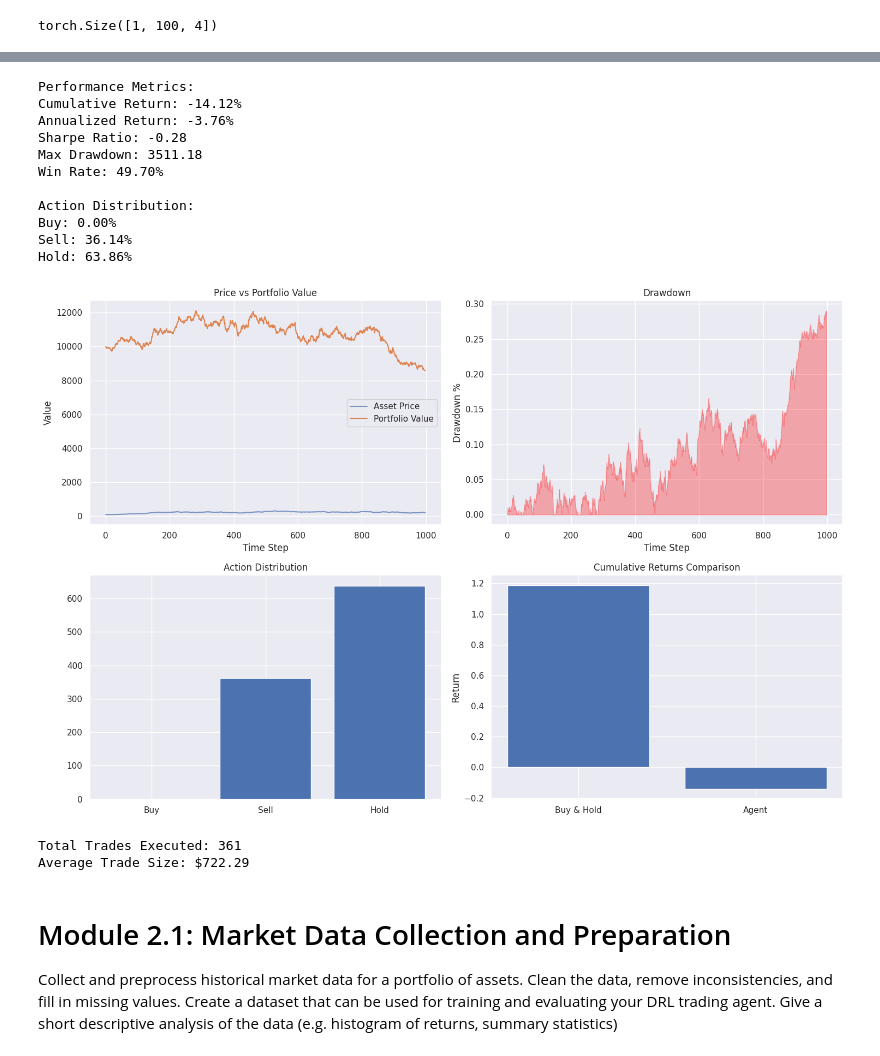
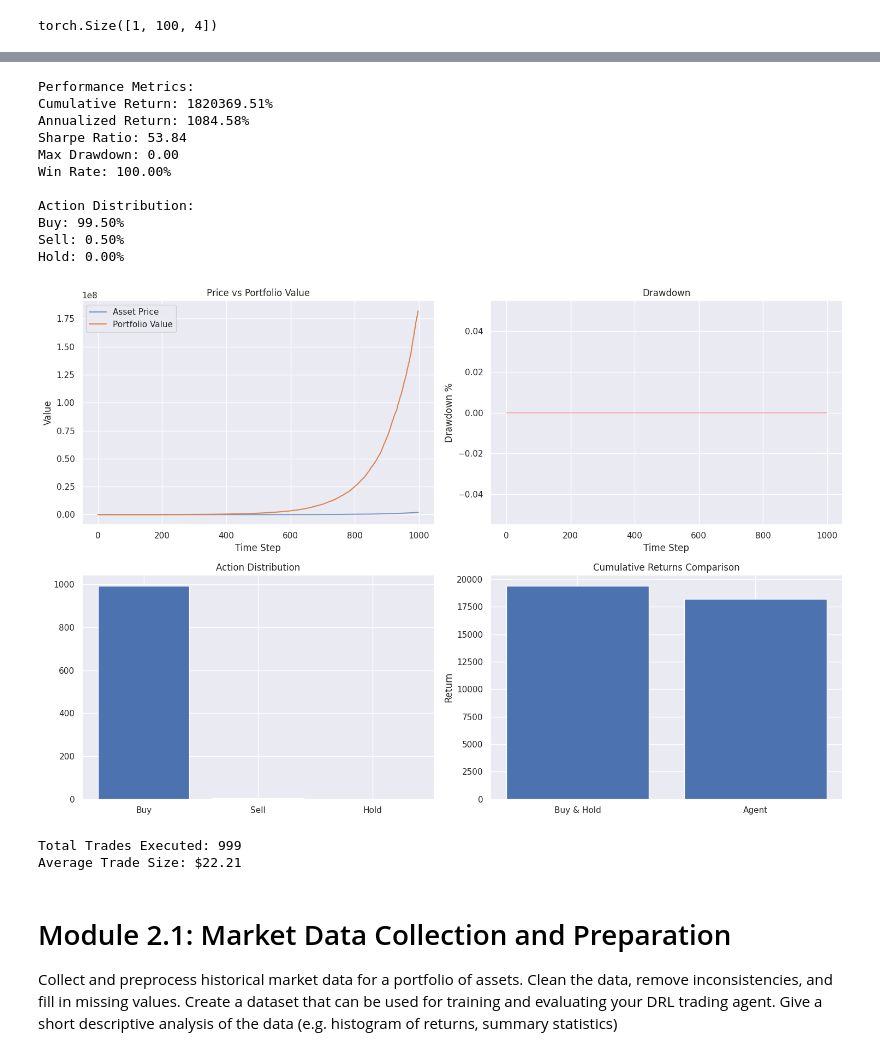
Before and after one commit to wrecka98/RL-Finance-Trading-Algo, a Jupyter notebook: Notebook_Razvan.ipynb, the cells around one changed output, grey strips where cells are left out. Drawn from its saved outputs; the diff is of its cells as text; code cells hidden in the pictures.

Commit message:
sanity check on dummy data works!

```diff
--- a/Notebook_Razvan.ipynb
+++ b/Notebook_Razvan.ipynb
@@ -214,15 +241,20 @@ def state_transition_with_action(state, action):
     return next_state
 # %%
 def reward_function(old_state, new_state):
-    # Old portfolio value
-    old_value = old_state[4] + old_state[5] * old_state[0]  # cash + holdings * price
+#     # Old portfolio value
+#     old_value = old_state[4] + old_state[5] * old_state[0]  # cash + holdings * price
 
-    # New portfolio value
+#     # New portfolio value
+#     new_value = new_state[4] + new_state[5] * new_state[0]
+
+#     # Reward = Profit (with transaction cost penalty)
+#     transaction_cost = 0.001 * abs(new_value - old_value)  # 0.1% fee
+#     reward = (new_value - old_value) - transaction_cost
+
+
+    old_value = old_state[4] + old_state[5] * old_state[0]
     new_value = new_state[4] + new_state[5] * new_state[0]
-
-    # Reward = Profit (with transaction cost penalty)
-    transaction_cost = 0.001 * abs(new_value - old_value)  # 0.1% fee
-    reward = (new_value - old_value) - transaction_cost
+    reward = (new_value - old_value) / old_value  # Percentage return
 
     return reward
 # %%
@@ -240,7 +272,7 @@ class DQNAgent:
         self.gamma = 0.95
         self.epsilon = 1.0
         self.epsilon_min = 0.01
-        self.epsilon_decay = 0.995
+        self.epsilon_decay = 0.9
         self.model = self._build_model()
 
         # Check if GPU is available
@@ -296,3 +328,8 @@ class DQNAgent:
         optimizer.step()
 
         self.epsilon = max(self.epsilon_min, self.epsilon * self.epsilon_decay)
+# %%
+test_state = [100, 100, 100, 500, 10000, 0]  # price, high, ma, vol, cash, holdings
+buy_action = 0
+next_state = state_transition_with_action(test_state, buy_action)
+print(reward_function(test_state, next_state))  # Should be positive
@@ -464,8 +538,15 @@ def evaluate_agent(agent, test_states, initial_cash=10000):
         # Get action (no exploration)
         action = agent.act(state)
 
+        # Get NEXT market state (pre-generated)
+        next_market_state = states[t + 1]
+
+
         # Execute action
         next_state = state_transition_with_action(state, action)
+
+        # IMPORTANT: Overwrite market components with pre-generated data
+        next_state[:4] = next_market_state  # price, high, ma, volume
 
         # Record portfolio value and actions
         current_value = state[4] + state[5] * state[0]  # cash + holdings*price
@@ -550,46 +631,46 @@ def plot_performance(test_states, portfolio_values, actions_taken):
 # - trained_agent: Your trained DQNAgent instance
 # - test_states: Unseen market data generated with generate_state_data()
 
-test_states=generate_state_data(num_steps=1000)
+test_states=generate_deterministic_data(num_steps=1000)
 
 # 1. Run evaluation
 portfolio_values, actions_taken, metrics, trades = evaluate_agent(agent, test_states)
 
 # 2. Print metrics
 print("\nPerformance Metrics:")
 print(f"Cumulative Return: {metrics['cumulative_return']:.2%}")
 print(f"Annualized Return: {metrics['annualized_return']:.2%}")
 print(f"Sharpe Ratio: {metrics['sharpe_ratio']:.2f}")
 print(f"Max Drawdown: {metrics['max_drawdown']:.2f}")
 print(f"Win Rate: {metrics['win_rate']:.2%}")
 print("\nAction Distribution:")
 print(f"Buy: {metrics['action_distribution']['buy']:.2%}")
 print(f"Sell: {metrics['action_distribution']['sell']:.2%}")
 print(f"Hold: {metrics['action_distribution']['hold']:.2%}")
 
 # 3. Plot results
 plot_performance(test_states, portfolio_values, actions_taken)
 
 # 4. Optional: Analyze individual trades
 print(f"\nTotal Trades Executed: {len(trades)}")
 if trades:
     avg_trade_size = np.mean([t['value'] for t in trades])
     print(f"Average Trade Size: ${avg_trade_size:.2f}")
 # %% [output]
 Performance Metrics:
-Cumulative Return: -14.12%
-Annualized Return: -3.76%
-Sharpe Ratio: -0.28
-Max Drawdown: 3511.18
-Win Rate: 49.70%
+Cumulative Return: 1820369.51%
+Annualized Return: 1084.58%
+Sharpe Ratio: 53.84
+Max Drawdown: 0.00
+Win Rate: 100.00%
 
 Action Distribution:
-Buy: 0.00%
-Sell: 36.14%
-Hold: 63.86%
+Buy: 99.50%
+Sell: 0.50%
+Hold: 0.00%
-[figure, old version]
+[figure, new version]
-Total Trades Executed: 361
-Average Trade Size: $722.29
+Total Trades Executed: 999
+Average Trade Size: $22.21
 # %% [markdown]
 # Module 2.1: Market Data Collection and Preparation
 Collect and preprocess historical market data for a portfolio of assets. Clean the data, remove inconsistencies, and fill in missing values. Create a dataset that can be used for training and evaluating your DRL trading agent.
```
Also changed, not shown: parts of 6 cells of this notebook.
